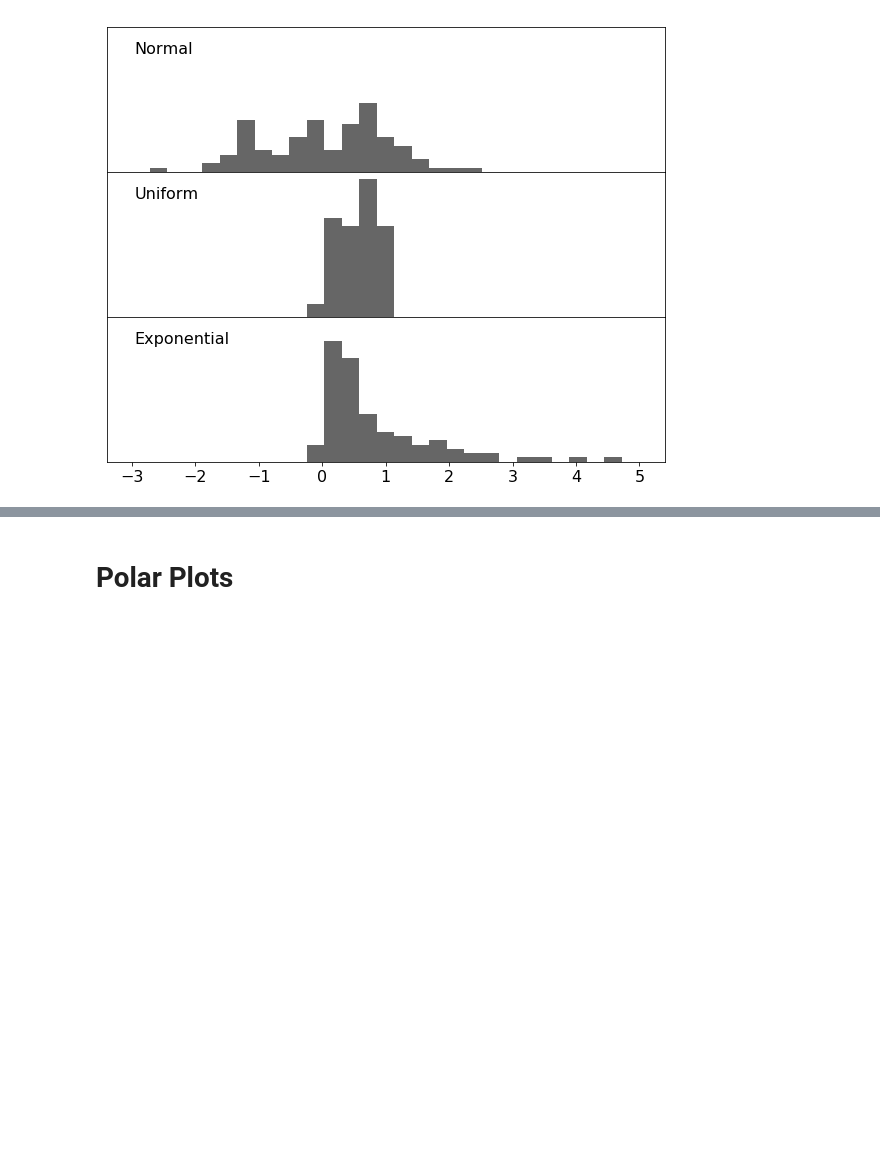
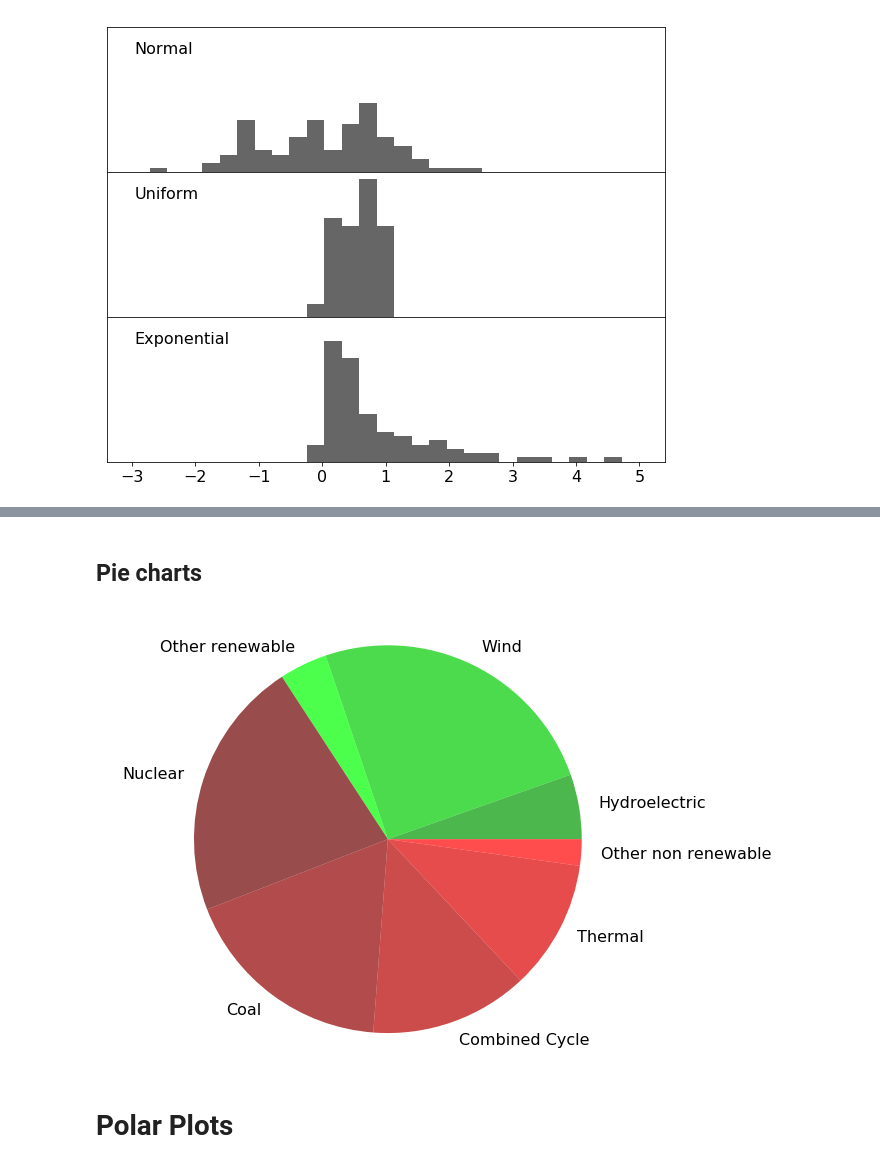
Before and after one commit to ftorradeflot/PythonMasterIFAE, a Jupyter notebook: matplotlib.ipynb, the cells around one changed output, grey strips where cells are left out. Cells and saved outputs as stored; diff of their text form; code cells hidden in the pictures; blank space fills up the shorter version.

```diff
--- a/matplotlib.ipynb
+++ b/matplotlib.ipynb
@@ -605,3 +560,17 @@ plt.yscale('log')
+# %% [markdown]
+## Pie charts
+# %%
+pie_order = [0, 4, 7, 1, 2, 3, 5, 6]
+pie_data = power_data[11, pie_order]
+pie_labels = [power_headers[i] for i in pie_order]
+pie_colors = [(0, (i + 3)/5., 0, 0.7) for i in range(3)] + \
+    [((i + 3)/7., 0, 0, 0.7) for i in range(5)] #RGB color specification
+
+fig, ax = plt.subplots()
+ax.pie(pie_data, labels=pie_labels, colors=pie_colors)
+ax.axis('equal');
+# %% [output]
+[figure, added]
 # %% [markdown]
 <a id=polar_plots></a>
 # Polar Plots
```
Also changed, not shown: parts of 20 cells of this notebook.
